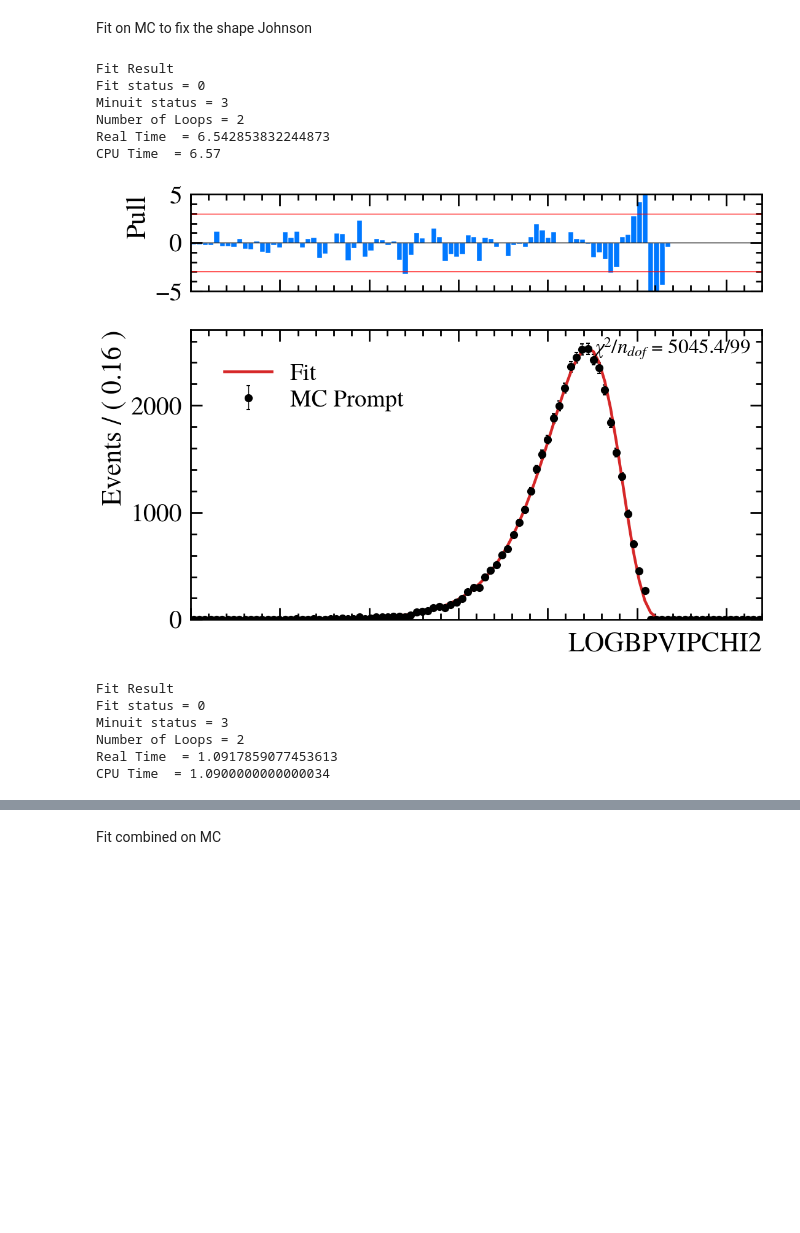
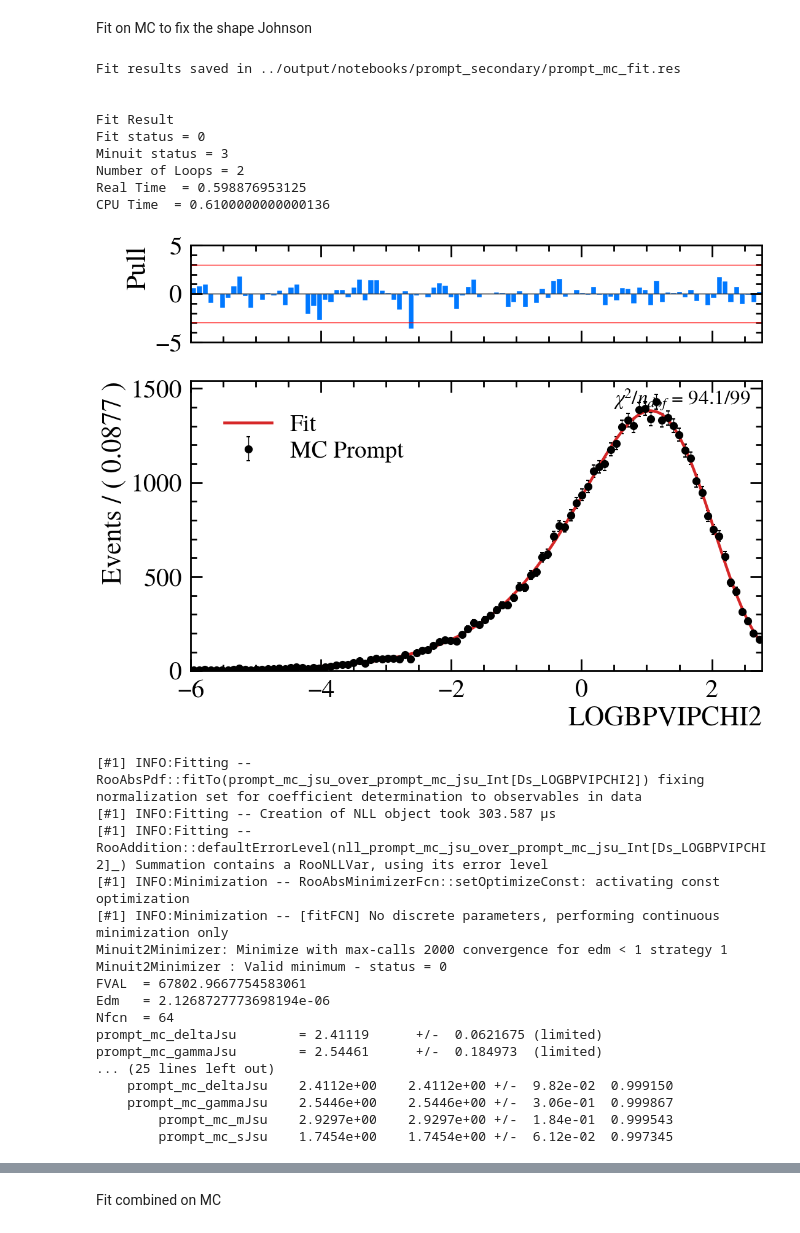
Before and after one commit to lhcb-bicocca/tesi_impicciche, a Jupyter notebook: notebooks/prompt_secondary.ipynb, the cells around one changed output, grey strips where cells are left out. Saved outputs shown, nothing was run; the diff lists cells and outputs as text; code cells hidden in the pictures; blank space fills up the shorter version.

```diff
--- a/notebooks/prompt_secondary.ipynb
+++ b/notebooks/prompt_secondary.ipynb
@@ -196,7 +214,7 @@ Info in <Minuit2>: Minuit2Minimizer::Hesse Hesse is valid - matrix is accurate
 # Prompt and secondary
 # %%
 var_name = 'Ds_LOGBPVIPCHI2'
-v_min, v_max = -10.0, 6.0
+v_min, v_max = -6.0, 2.77
 
 ws_ip = fm.SimpleWorkspace(obsname=var_name, xmin=v_min, xmax=v_max, title='LOGBPVIPCHI2', unit='')
 log_ip = ws_ip.var(var_name)
@@ -229,56 +247,58 @@ Fit on MC to fix the shape Johnson
 # %%
 #FITTING MC PROMPT
 pdf_prompt_mc = fm.Johnson(ws_ip, 'prompt_mc', var_name)
-
 ws_ip.var('prompt_mc_mJsu').setRange(-2.0, 4.0)
 ws_ip.var('prompt_mc_sJsu').setRange(0.01, 10.0)
 ws_ip.var('prompt_mc_gammaJsu').setRange(-10.0, 10.0)
 ws_ip.var('prompt_mc_deltaJsu').setRange(0.01, 10.0)
+ws_ip.var('prompt_mc_mJsu').setVal(1.0)
 
-ws_ip.var('prompt_mc_mJsu').setVal(1.0)
-fu.fit_to_data(pdf_prompt_mc, data_mcp, kSilent=False)
+fu.safe_read_roofit_vars(ws_ip, f'{output_dir}/prompt_mc_fit.txt')
+res_prompt = fu.fit_to_data(pdf_prompt_mc, data_mcp, kSilent=False, outname=f'{output_dir}/prompt_mc_fit')
 
 #plot
 frame_p = log_ip.frame(r.RooFit.Title(""))
 data_mcp.plotOn(frame_p)
 pdf_prompt_mc.plotOn(frame_p, r.RooFit.LineColor(r.kRed))
 fig_p, ax_p = fu.plot_fit_and_residuals_mpl(frame_p, labels=['MC Prompt', 'Fit'])
+
+import matplotlib.ticker as ticker
+fig_p.axes[0].tick_params(axis='x', labelbottom=False)
+fig_p.axes[1].xaxis.set_major_formatter(ticker.ScalarFormatter())
+fig_p.axes[1].tick_params(axis='x', labelbottom=True)
+
+fig_p.savefig(f'{output_dir}/prompt_mc_fit.png', dpi=300)
+ws_ip.allVars().writeToFile(f'{output_dir}/prompt_mc_fit.txt')
+fu.AddFitInfo(f'{output_dir}/prompt_mc_fit.txt', res_prompt)
 plt.show()
 
 for p in ['prompt_mc_gammaJsu', 'prompt_mc_deltaJsu', 'prompt_mc_mJsu', 'prompt_mc_sJsu']:
     ws_ip.var(p).setConstant(True)
-
-
-#FITTING MC SECONDARY
-pdf_sec_mc = fm.Johnson(ws_ip, 'sec_mc', var_name)
-
-ws_ip.var('sec_mc_mJsu').setRange(1.0, 7.0)
-ws_ip.var('sec_mc_sJsu').setRange(0.01, 10.0)
-ws_ip.var('sec_mc_gammaJsu').setRange(-10.0, 10.0)
-ws_ip.var('sec_mc_deltaJsu').setRange(0.01, 10.0)
-
-ws_ip.var('sec_mc_mJsu').setVal(4.5)
-fu.fit_to_data(pdf_sec_mc, data_mcs, kSilent=False)
-#plot
-frame_s = log_ip.frame(r.RooFit.Title(""))
-data_mcs.plotOn(frame_s)
-pdf_sec_mc.plotOn(frame_s, r.RooFit.LineColor(r.kBlue))
-fig_s, ax_s = fu.plot_fit_and_residuals_mpl(frame_s, labels=['MC Secondary', 'Fit'])
-plt.show()
-
-for p in ['sec_mc_gammaJsu', 'sec_mc_deltaJsu', 'sec_mc_mJsu', 'sec_mc_sJsu']:
-    ws_ip.var(p).setConstant(True)
 # %% [output]
+Fit results saved in ../output/notebooks/prompt_secondary/prompt_mc_fit.res
+
+
 Fit Result
 Fit status = 0
 Minuit status = 3
 Number of Loops = 2
-Real Time  = 6.542853832244873
-CPU Time  = 6.57
+Real Time  = 0.598876953125
+CPU Time  = 0.6100000000000136
-[figure, old version]
+[figure, new version]
-Fit Result
-Fit status = 0
-Minuit status = 3
-Number of Loops = 2
-Real Time  = 1.0917859077453613
-CPU Time  = 1.0900000000000034
+[#1] INFO:Fitting -- RooAbsPdf::fitTo(prompt_mc_jsu_over_prompt_mc_jsu_Int[Ds_LOGBPVIPCHI2]) fixing normalization set for coefficient determination to observables in data
+[#1] INFO:Fitting -- Creation of NLL object took 303.587 μs
+[#1] INFO:Fitting -- RooAddition::defaultErrorLevel(nll_prompt_mc_jsu_over_prompt_mc_jsu_Int[Ds_LOGBPVIPCHI2]_) Summation contains a RooNLLVar, using its error level
+[#1] INFO:Minimization -- RooAbsMinimizerFcn::setOptimizeConst: activating const optimization
+[#1] INFO:Minimization -- [fitFCN] No discrete parameters, performing continuous minimization only
+Minuit2Minimizer: Minimize with max-calls 2000 convergence for edm < 1 strategy 1
+Minuit2Minimizer : Valid minimum - status = 0
+FVAL  = 67802.9667754583061
+Edm   = 2.1268727773698194e-06
+Nfcn  = 64
+prompt_mc_deltaJsu        = 2.41119      +/-  0.0621675 (limited)
+prompt_mc_gammaJsu        = 2.54461      +/-  0.184973  (limited)
+... (25 lines left out)
+    prompt_mc_deltaJsu    2.4112e+00    2.4112e+00 +/-  9.82e-02  0.999150
+    prompt_mc_gammaJsu    2.5446e+00    2.5446e+00 +/-  3.06e-01  0.999867
+        prompt_mc_mJsu    2.9297e+00    2.9297e+00 +/-  1.84e-01  0.999543
+        prompt_mc_sJsu    1.7454e+00    1.7454e+00 +/-  6.12e-02  0.997345
```
Also changed, not shown: parts of 7 cells of this notebook.
